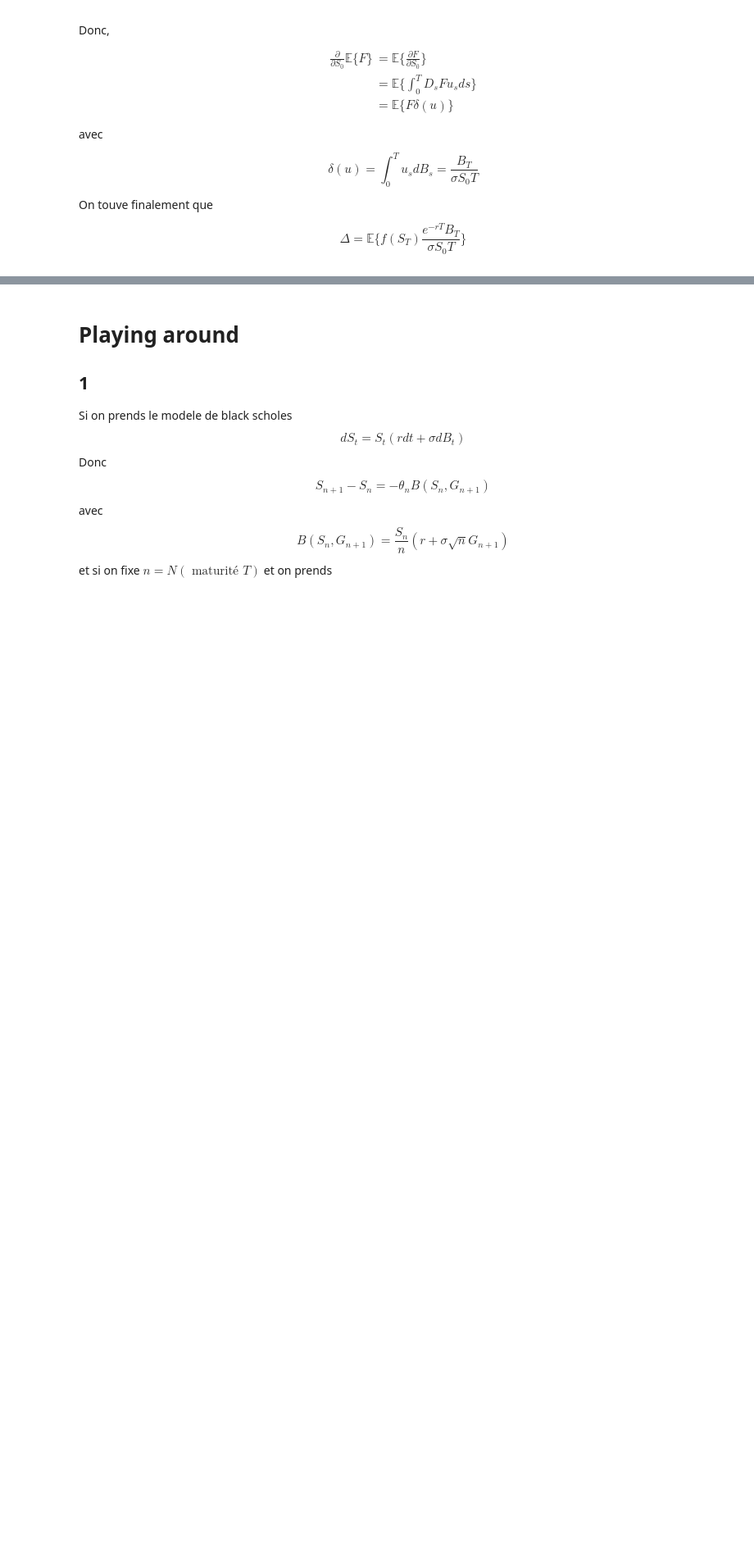
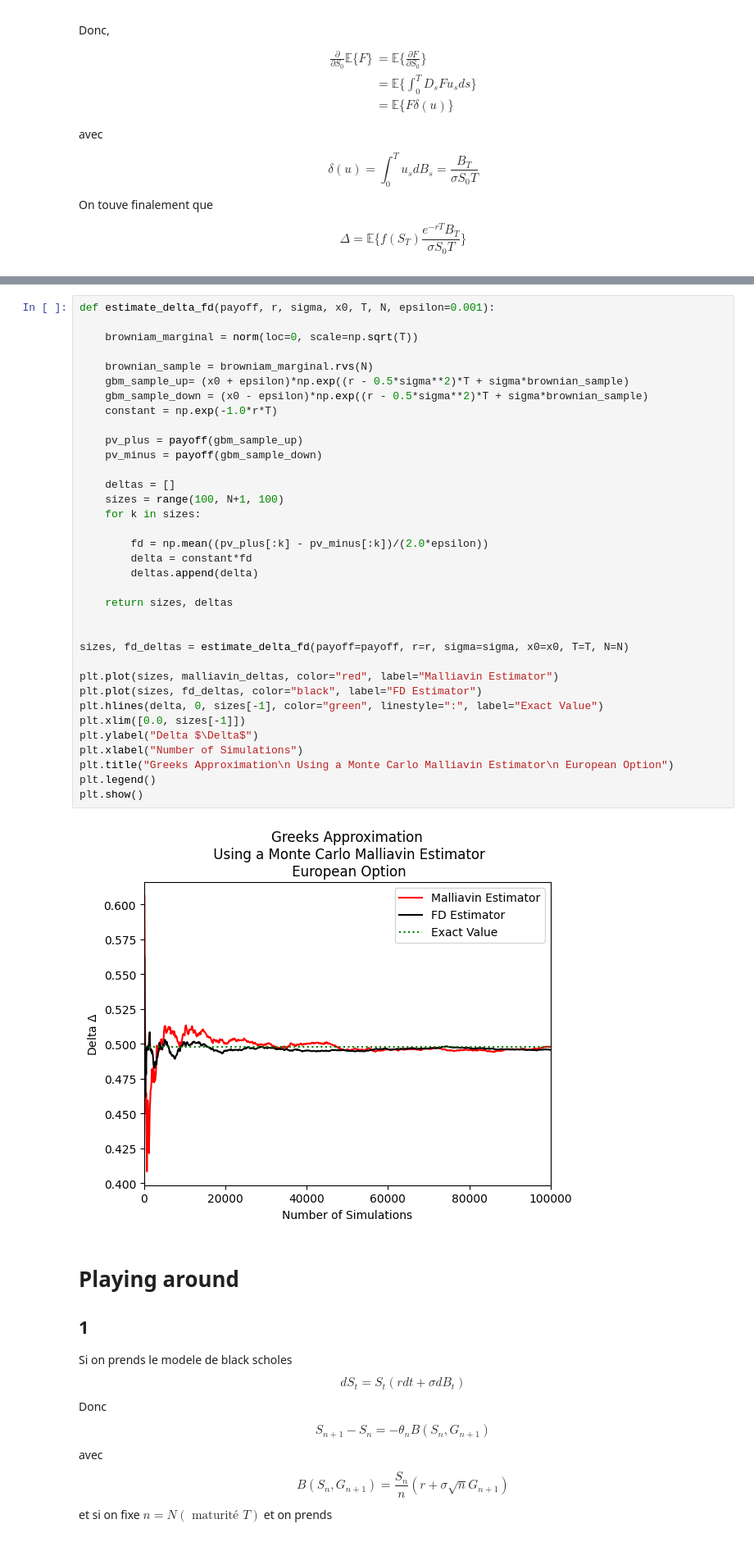
Before and after one commit to EssaddekOthmane/IndependentPriceVerification, a Jupyter notebook: BlackScholesRobbinsMonro.ipynb, the cells around one changed output, grey strips where cells are left out. Shown at 82% size. Cells and saved outputs as stored; diff of their text form; blank space fills up the shorter version.

```diff
--- a/BlackScholesRobbinsMonro.ipynb
+++ b/BlackScholesRobbinsMonro.ipynb
@@ -1527,3 +1525,40 @@ plt.show()
+# %%
+def estimate_delta_fd(payoff, r, sigma, x0, T, N, epsilon=0.001):
+
+    browniam_marginal = norm(loc=0, scale=np.sqrt(T))
+
+    brownian_sample = browniam_marginal.rvs(N)
+    gbm_sample_up= (x0 + epsilon)*np.exp((r - 0.5*sigma**2)*T + sigma*brownian_sample)
+    gbm_sample_down = (x0 - epsilon)*np.exp((r - 0.5*sigma**2)*T + sigma*brownian_sample)
+    constant = np.exp(-1.0*r*T)
+
+    pv_plus = payoff(gbm_sample_up)
+    pv_minus = payoff(gbm_sample_down)
+
+    deltas = []
+    sizes = range(100, N+1, 100)
+    for k in sizes:
+
+        fd = np.mean((pv_plus[:k] - pv_minus[:k])/(2.0*epsilon))
+        delta = constant*fd
+        deltas.append(delta)
+
+    return sizes, deltas
+
+
+sizes, fd_deltas = estimate_delta_fd(payoff=payoff, r=r, sigma=sigma, x0=x0, T=T, N=N)
+
+plt.plot(sizes, malliavin_deltas, color="red", label="Malliavin Estimator")
+plt.plot(sizes, fd_deltas, color="black", label="FD Estimator")
+plt.hlines(delta, 0, sizes[-1], color="green", linestyle=":", label="Exact Value")
+plt.xlim([0.0, sizes[-1]])
+plt.ylabel("Delta $\Delta$")
+plt.xlabel("Number of Simulations")
+plt.title("Greeks Approximation\n Using a Monte Carlo Malliavin Estimator\n European Option")
+plt.legend()
+plt.show()
+# %% [output]
+[figure, added]
 # %% [markdown]
 # Playing around
 ## 1
```
Also changed, not shown: parts of 2 cells of this notebook.
